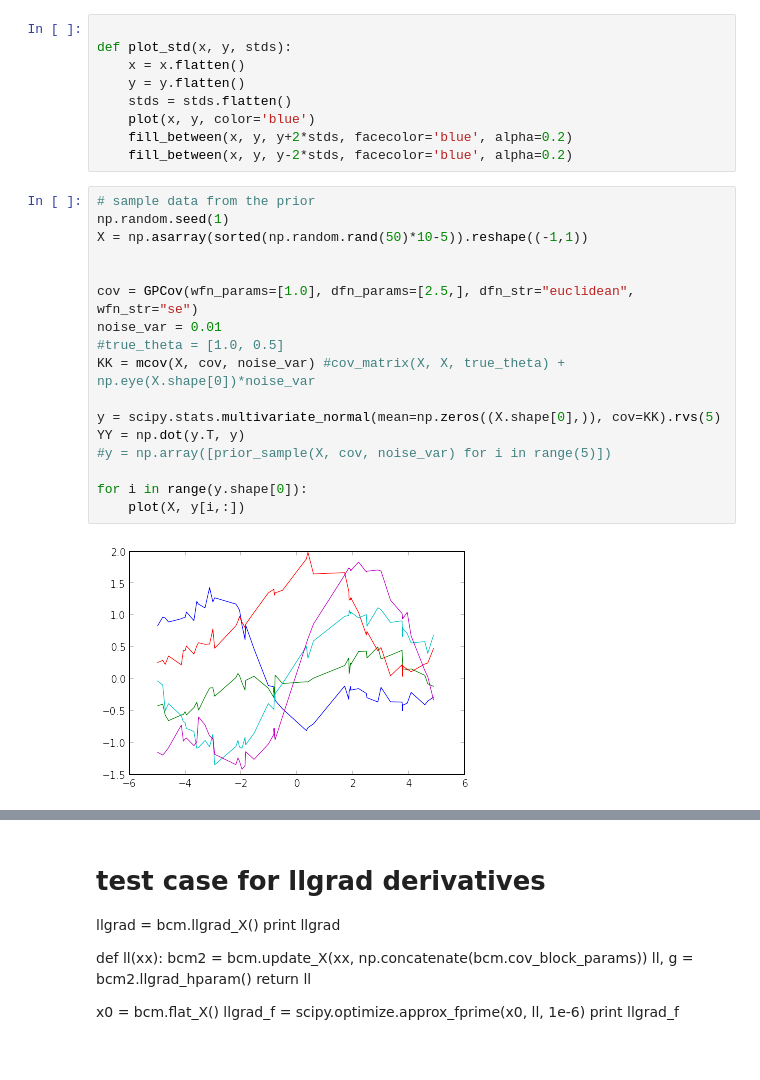
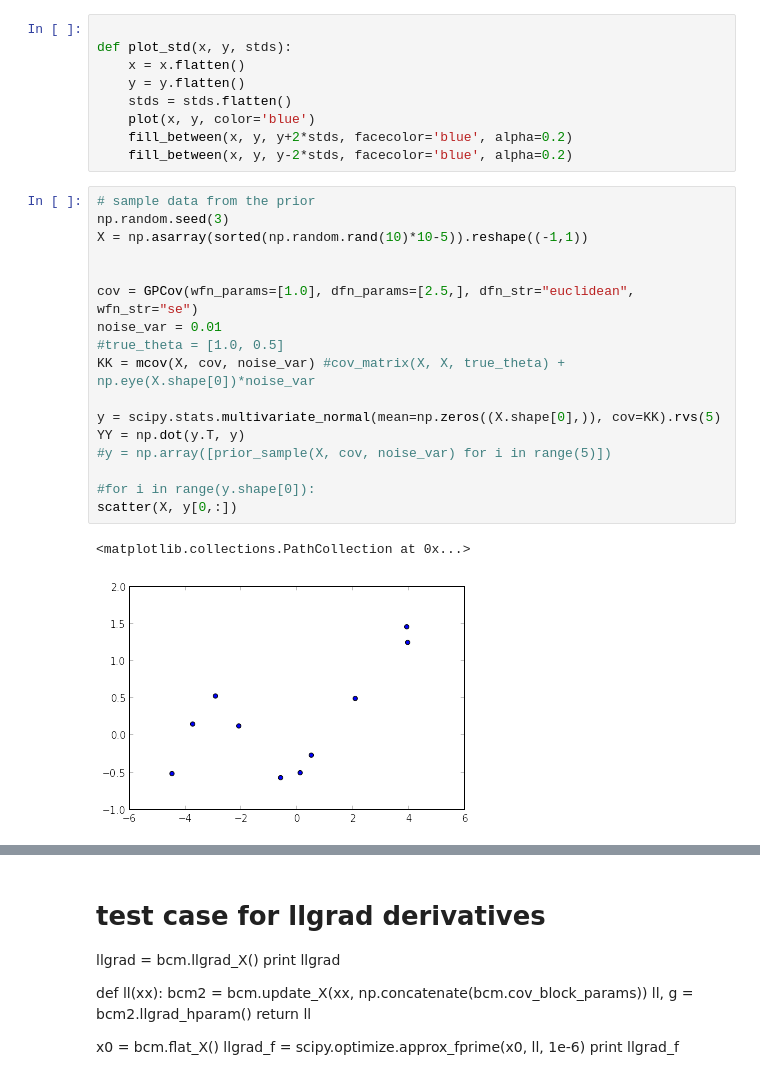
Before and after one commit to davmre/sigvisa, a Jupyter notebook: notebooks/gplvm_local.ipynb, the cells around one changed output, grey strips where cells are left out. Drawn from its saved outputs; the diff is of its cells as text.

```diff
--- a/notebooks/gplvm_local.ipynb
+++ b/notebooks/gplvm_local.ipynb
@@ -14,23 +14,24 @@ def plot_std(x, y, stds):
     fill_between(x, y, y-2*stds, facecolor='blue', alpha=0.2)
 # %%
 # sample data from the prior
-np.random.seed(1)
-X = np.asarray(sorted(np.random.rand(50)*10-5)).reshape((-1,1))
+np.random.seed(3)
+X = np.asarray(sorted(np.random.rand(10)*10-5)).reshape((-1,1))
 
 
 cov = GPCov(wfn_params=[1.0], dfn_params=[2.5,], dfn_str="euclidean", wfn_str="se")
 noise_var = 0.01
 #true_theta = [1.0, 0.5]
 KK = mcov(X, cov, noise_var) #cov_matrix(X, X, true_theta) + np.eye(X.shape[0])*noise_var
 
 y = scipy.stats.multivariate_normal(mean=np.zeros((X.shape[0],)), cov=KK).rvs(5)
 YY = np.dot(y.T, y)
 #y = np.array([prior_sample(X, cov, noise_var) for i in range(5)])
 
-for i in range(y.shape[0]):
-    plot(X, y[i,:])
+#for i in range(y.shape[0]):
+scatter(X, y[0,:])
 # %% [output]
+<matplotlib.collections.PathCollection at 0x...>
-[figure, old version]
+[figure, new version]
 # %%
 gp = GP(X=X, y=y[0,:], noise_var=noise_var, cov_main=cov, compute_ll=True, sort_events=False, compute_grad=True, sparse_invert=False)
 xpred = np.linspace(-5, 5, 200).reshape((-1, 1))
```
Also changed, not shown: parts of 3 cells of this notebook, 1 other file.
